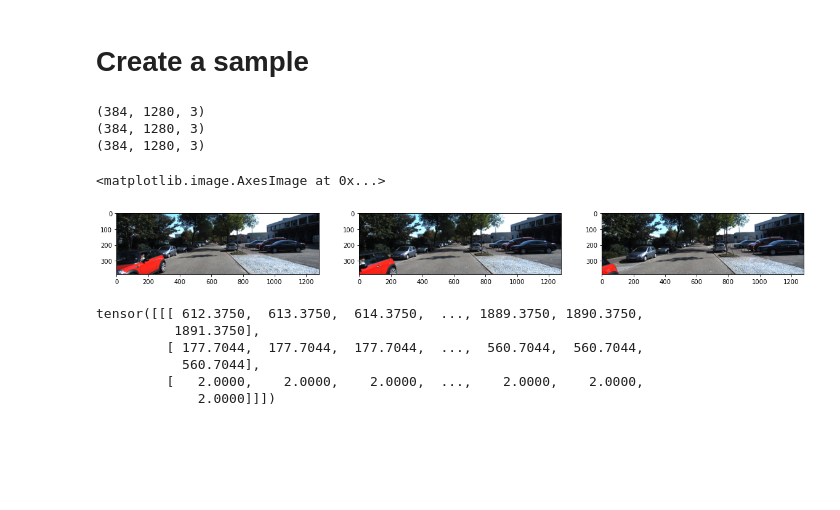
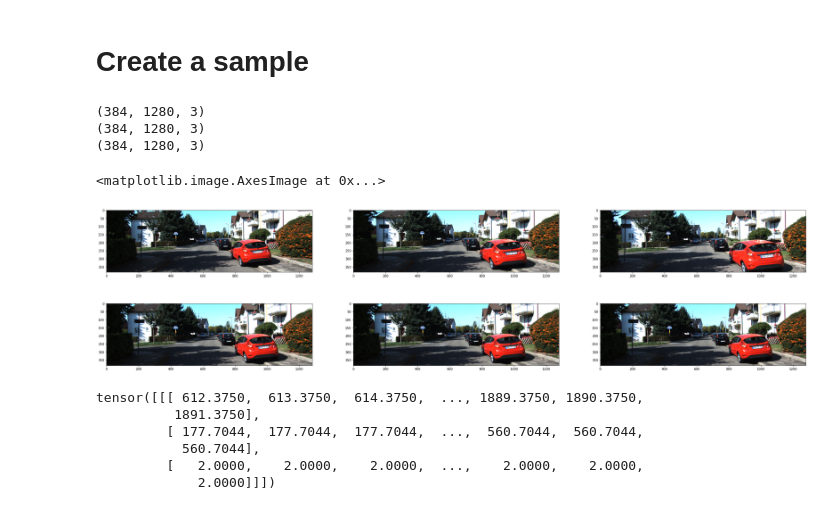
Before and after one commit to Monash-Connected-Autonomous-Vehicle/unsupervised-pseuso-LiDAR, a Jupyter notebook: test.ipynb, the cells around one changed output. Saved outputs shown, nothing was run; the diff lists cells and outputs as text; code cells hidden in the pictures; blank space fills up the shorter version.

```diff
--- a/test.ipynb
+++ b/test.ipynb
@@ -2,7 +2,8 @@
 from trainer import *
 import cv2
 
-with open('configs/mac_test.yaml') as file:
+
+with open('configs/test_config.yaml') as file:
     config = yaml.full_load(file)
 
 trainer = Trainer(config)
@@ -38,20 +39,25 @@ depth      = batch['groundtruth']
 batch_option  = 0
 pose_option   = 0
 # %%
+warped_sample = cv2.cvtColor(cv2.imread('./images/warping/33.png'), cv2.COLOR_RGB2BGR)
+
 tgt_img = tgt[batch_option]
 ref_img = ref_imgs[pose_option][batch_option]
 K = intrinsics[batch_option]
 
-fig, axs = plt.subplots(1, 3, figsize=(20, 20))
-axs[0].imshow(plt_tensor(ref_imgs[0][0]))
-axs[1].imshow(plt_tensor(tgt[0]))
-axs[2].imshow(plt_tensor(ref_imgs[1][0]))
+fig, axs = plt.subplots(2, 3, figsize=(40, 10))
+axs[0, 0].imshow(plt_tensor(ref_imgs[0][1]))
+axs[0, 1].imshow(plt_tensor(tgt[1]))
+axs[0, 2].imshow(plt_tensor(ref_imgs[1][1]))
+axs[1, 0].imshow(warped_sample)
+axs[1, 1].imshow(warped_sample)
+axs[1, 2].imshow(warped_sample)
 # %% [output]
 (384, 1280, 3)
 (384, 1280, 3)
 (384, 1280, 3)
 <matplotlib.image.AxesImage at 0x...>
-[figure, old version]
+[figure, new version]
 # %%
 from geometry.transform import  Transform
 from geometry.pose_geometry import *
```
Also changed, not shown: parts of 5 cells of this notebook, 8 other files.
